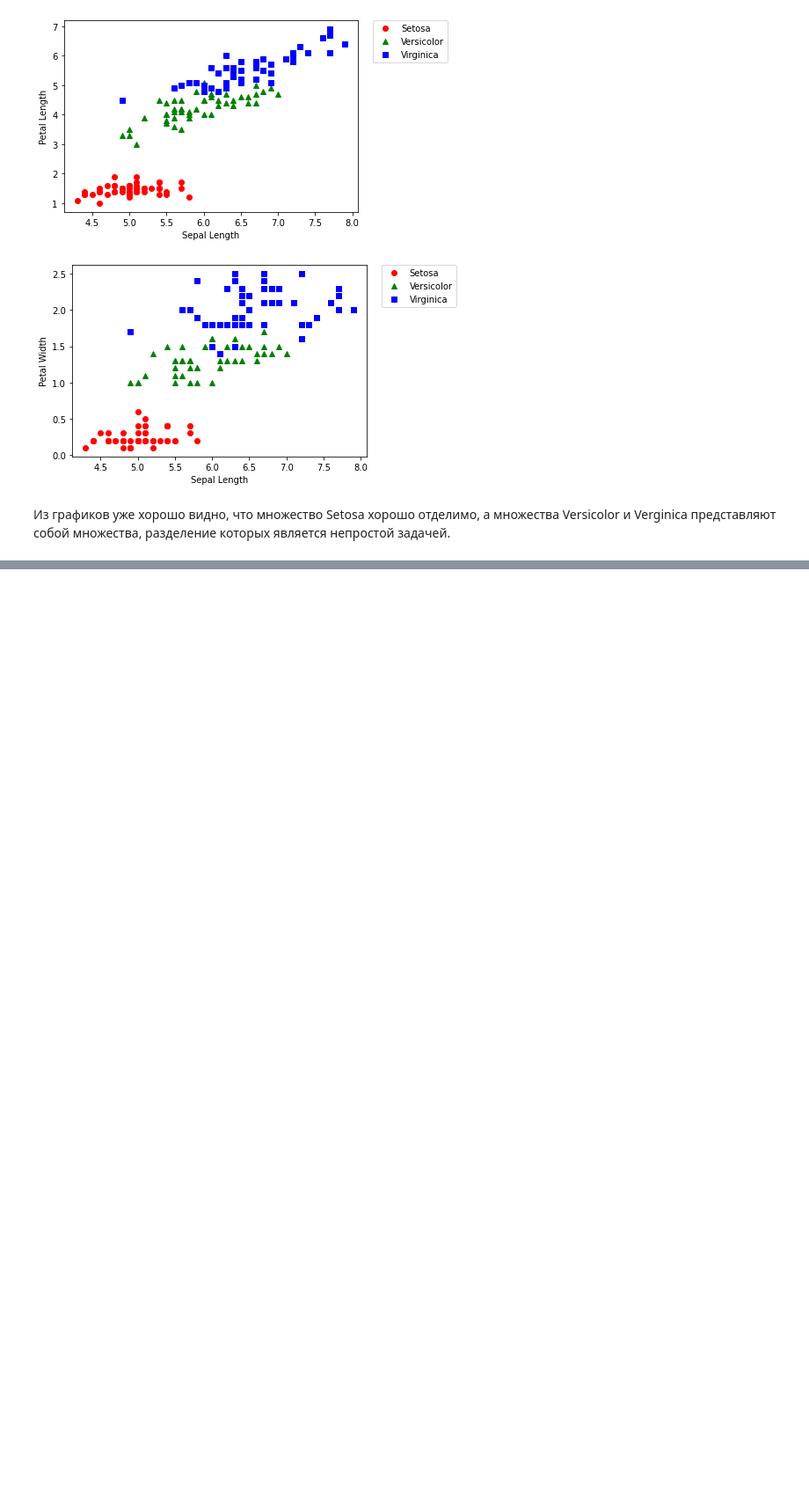
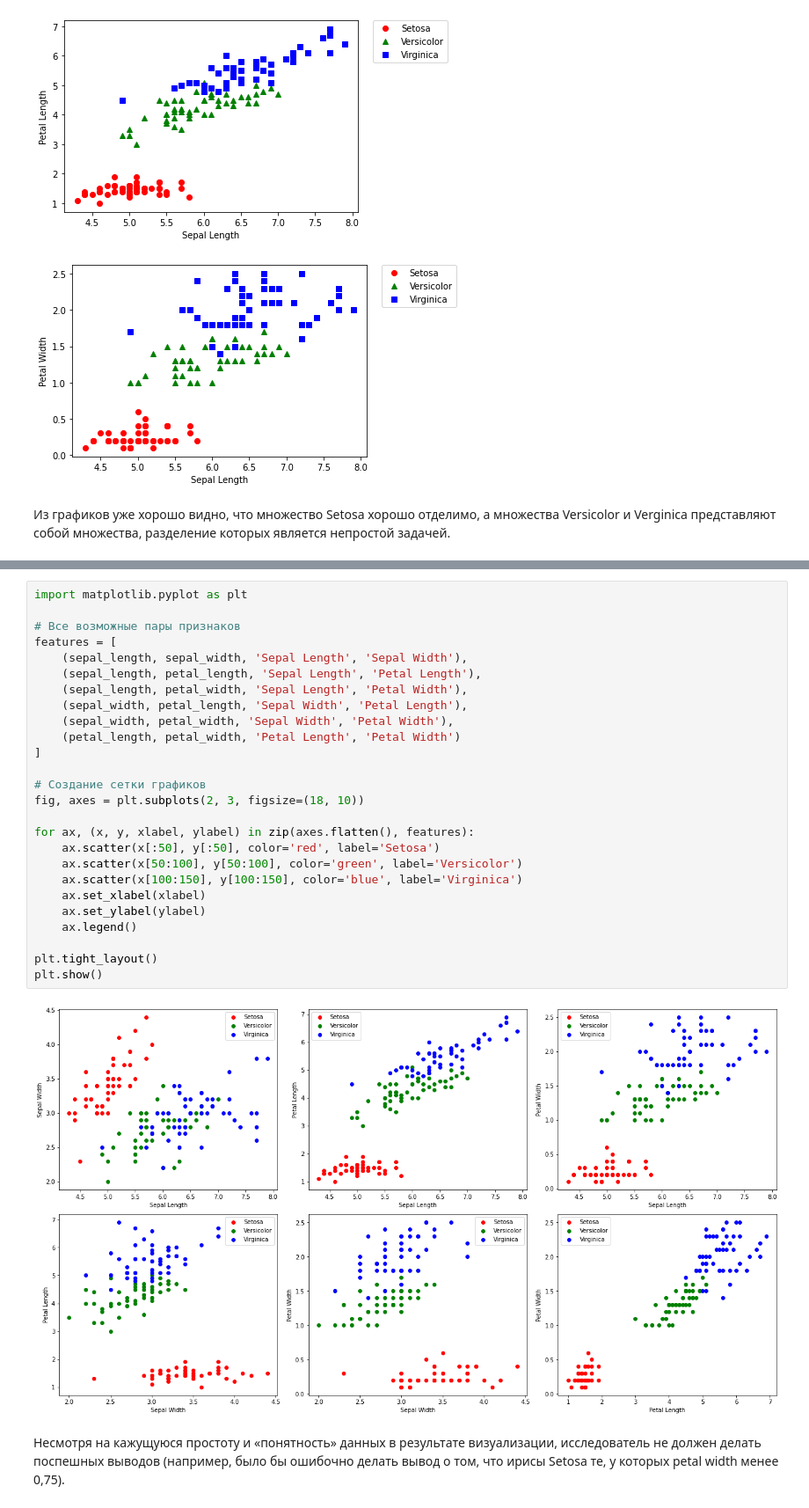
Before and after one commit to oksana-niki/intelligent-systems-lab, a Jupyter notebook: lab_7/iris.ipynb, the cells around one changed output, grey strips where cells are left out. Shown: that part at 88% size. Drawn from its saved outputs; the diff is of its cells as text; blank space fills up the shorter version.

```diff
--- a/lab_7/iris.ipynb
+++ b/lab_7/iris.ipynb
@@ -285,0 +316,32 @@ plt.show()
+# %%
+import matplotlib.pyplot as plt
+
+# Все возможные пары признаков
+features = [
+    (sepal_length, sepal_width, 'Sepal Length', 'Sepal Width'),
+    (sepal_length, petal_length, 'Sepal Length', 'Petal Length'),
+    (sepal_length, petal_width, 'Sepal Length', 'Petal Width'),
+    (sepal_width, petal_length, 'Sepal Width', 'Petal Length'),
+    (sepal_width, petal_width, 'Sepal Width', 'Petal Width'),
+    (petal_length, petal_width, 'Petal Length', 'Petal Width')
+]
+
+# Создание сетки графиков
+fig, axes = plt.subplots(2, 3, figsize=(18, 10))
+
+for ax, (x, y, xlabel, ylabel) in zip(axes.flatten(), features):
+    ax.scatter(x[:50], y[:50], color='red', label='Setosa')
+    ax.scatter(x[50:100], y[50:100], color='green', label='Versicolor')
+    ax.scatter(x[100:150], y[100:150], color='blue', label='Virginica')
+    ax.set_xlabel(xlabel)
+    ax.set_ylabel(ylabel)
+    ax.legend()
+
+plt.tight_layout()
+plt.show()
+# %% [output]
+[figure, added]
+# %% [markdown]
+Несмотря на кажущуюся простоту и «понятность» данных в результате визуализации,
+исследователь не должен делать поспешных выводов (например, было бы ошибочно делать вывод о том,
+что ирисы Setosa те, у которых petal width менее 0,75).
```
Also changed, not shown: parts of 1 cell of this notebook, 1 other file.
